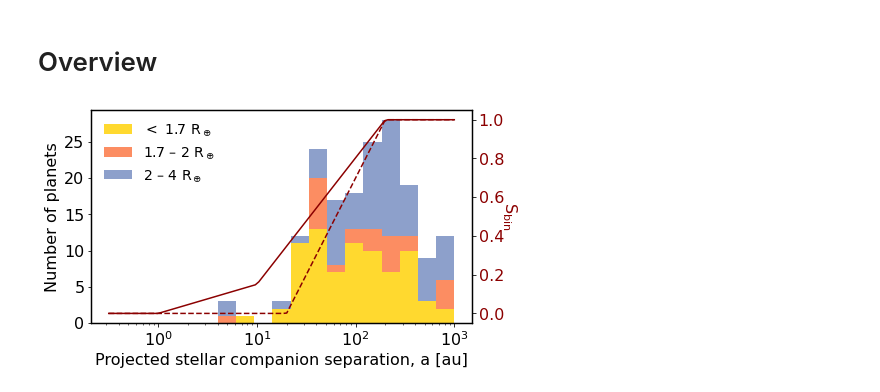
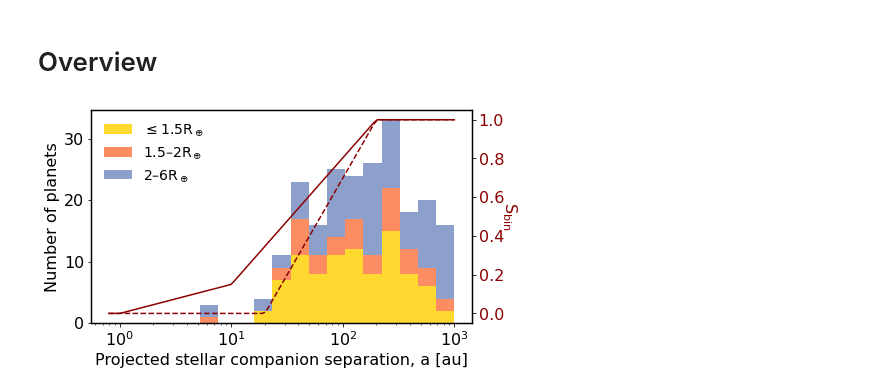
Before and after one commit to ernewton/HWO_calculations, a Jupyter notebook: Toy Model -- Filtering.ipynb, the cells around one changed output. Saved outputs shown, nothing was run; the diff lists cells and outputs as text; code cells hidden in the pictures.

```diff
--- a/Toy Model -- Filtering.ipynb
+++ b/Toy Model -- Filtering.ipynb
@@ -42,12 +42,12 @@ with open('tables/kois+gaia.pkl', 'rb') as file:
 
 # remove the studied binaries from the all_KOI catalog
 kois_less = kois[ (~kois['kepoi_name'].isin(db['kepoi_name'])) & \
-                 (kois['koi_disposition']=='CONFIRMED') & \
+                 (kois['koi_disposition']!='FALSE POSITIVE') & \
                  np.isfinite(kois['parallax']) & \
-                 (kois['ruwe']<1.2) ]
+                 (kois['ruwe']<1.4) ]
 
 print('KOIs, all', len(kois[ (~kois['kepoi_name'].isin(db['kepoi_name'])) & \
-                 (kois['koi_disposition']=='CONFIRMED')]) )
+                 (kois['koi_disposition']!='FALSE POSITIVE')]) )
 print('KOIs, singles', len(kois_less))
 print('KOIs, unique stars', len(kois_less['KOI'].unique()))
 # %% [output]
@@ -66,8 +97,8 @@ WARNING: UnitsWarning: Unit 'x' not supported by the VOUnit standard.  [astropy.
 # %%
 cks_less = cks[ (~cks['kepoi_name'].isin(db['kepoi_name'])) & \
-                (cks['koi_disposition']=='CONFIRMED') & \
+                (cks['koi_disposition']!='FALSE POSITIVE') & \
                  np.isfinite(cks['parallax']) & \
-                 (cks['ruwe']<1.2) &  (cks['koi_kepmag']<14.2) ]
+                 (cks['ruwe']<1.4) &  (cks['koi_kepmag']<14.2) ]
 
 print('CKS, all planets', len(cks_less))
 print('CKS, unique stars', len(cks_less['KOI'].unique()))
@@ -162,7 +148,7 @@ plt.savefig('kepmag.png')
 # %%
-lum = (db['Teff1'].astype(float))**4 * db['Rstar1']**2
+lum = (db['Teff1'].astype(float)/5777.)**4 * db['Rstar1']**2
 db['Mass1'] = lum**0.25
-lum = (db['Teff2'].astype(float))**4 * (db['Rstar2_Rstar1']*db['Rstar1'])**2
+lum = (db['Teff2'].astype(float)/5777.)**4 * (db['Rstar2_Rstar1']*db['Rstar1'])**2
 db['Mass2'] = lum**0.25
 
 q = db['Mass1']/db['Mass2']
@@ -176,9 +170,14 @@ db['SnowAU'] = 0.00465*0.5*(db['Teff1']/170.)**2 # for T_eq = 170K
 ## Define subsamples
 # %%
 # period and stellar limits
-plim = (db['koi_period'] < 100) #& (db['Teff1']<6500) & (db['Teff1']>4000)
-kplim = (kois_less['koi_period'] < 100) #& (kois_less['teff']<6500) & (kois_less['teff']>4000)
-cksplim = (cks_less['Per'] < 100) #& (cks_less['teff']<6500) & (cks_less['teff']>4000)
+plim = (db['koi_period'] < 100) & (db['Teff1']<6500) & (db['Teff1']>4000)
+kplim = (kois_less['koi_period'] < 100)  & \
+        (kois_less['teff']<6500) & (kois_less['teff']>4000) & \
+        (1000./kois_less['parallax'] < 2200)
+cksplim = (cks_less['Per'] < 100) & \
+        (cks_less['teff']<6500) & (cks_less['teff']>4000) & \
+        (1000./cks_less['parallax'] < 2200)
+
 
 # filter the binaries
 db_filtered = db[(db['Rppri'] < parameters.radius_limit) & (db['Rppri'] > 0.6) & plim].copy()
@@ -191,5 +190,6 @@ kois_filtered = kois_less[(kois_less['koi_prad']<parameters.radius_limit)
 kois_good = (kois_filtered['koi_prad_err1'] - kois_filtered['koi_prad_err2'])/kois_filtered['koi_prad']/2. < parameters.max_radius_error
 
 # Filter CKS
-cks_filtered = cks_less[(cks_less['Rp']<parameters.radius_limit) & (cks_less['Rp']>0.6) & cksplim].copy()
+cks_filtered = cks_less[(cks_less['Rp']<parameters.radius_limit)
+                        & (cks_less['Rp']>0.6) & cksplim].copy()
 cks_good = (cks_filtered['koi_prad_err1'] - cks_filtered['koi_prad_err2'])/cks_filtered['Rp']/2. < parameters.max_radius_error
@@ -427,7 +554,7 @@ plt.show()
 fig, ax1 = plt.subplots(figsize=(7, 4))
 
 # defining the limits of the semi-major axis
-a_values = np.logspace(-0.5,3, 100)
+a_values = np.logspace(-0.1,3, 100)
 bins = np.logspace(np.log10(a_values.min()), np.log10(a_values.max()), 20)
 
 # calculate suppression factors
@@ -441,50 +568,50 @@ S_values2 = suppression_factor_simple(a_values)
 
 
 # define the samples
-ses = db_filtered['SepAU'][good & (db['Rppri']<=parameters.radius_valley)] # super-Earths
-ppp = db_filtered['SepAU'][good & (db['Rppri']>parameters.radius_valley) & (db['Rppri']<2) ] # in-betweens
-mns = db_filtered['SepAU'][good & (db['Rppri']>=2) & (db['Rppri']<4) ] # mini-Neptunes
+ses = db_filtered['SepAU'][(db['Rppri']<=1.5)] # super-Earths
+ppp = db_filtered['SepAU'][(db['Rppri']>1.5) & (db['Rppri']<2) ] # in-betweens
+mns = db_filtered['SepAU'][(db['Rppri']>=2) & (db['Rppri']<6) ] # mini-Neptunes
 
 # plot the histograms
 ax1.hist([ses, ppp, mns], bins=bins,
          alpha=1, color=['#ffd92f','#fc8d62','#8da0cb'],
          stacked = True, label=[
-                f'$<$ {parameters.radius_valley:.1f} $R_\\oplus$',
-                f'{parameters.radius_valley:.1f} – 2 $R_\\oplus$',
-                '2 – 4 $R_\\oplus$'])
+                f'$\leq1.5 R_\\oplus$',
+                f'$1.5 – 2 R_\\oplus$',
+                f'$2 – 6 R_\\oplus$'])
 
 ax1.set_xscale('log') # Set the x-axis to logarithmic scale
 ax1.set_ylabel('Number of planets', color='k')
 ax1.tick_params(axis='y', labelcolor='k')
 
 ax1.set_xlabel('Projected stellar companion separation, a [au]')
 plt.legend(edgecolor='None', facecolor='w')
 
 
 # ----------------------------------------------
 # Second axis -- the suppression equation
 # ----------------------------------------------
 
 ax2 = ax1.twinx()
 
 ax2.plot(a_values, S_values, color='darkred', linestyle='-', label='Suppression Factor')
 ax2.plot(a_values, S_values2, color='darkred', linestyle='--', label='Suppression Factor')
 ax2.tick_params(axis='y', labelcolor='darkred')
 
 ax2.set_ylabel('$S_\mathrm{bin}$', rotation=270, color='darkred', labelpad=15)
 
 
 # ----------------------------------------------
 # Adjust and save
 # ----------------------------------------------
 
 plt.xscale('log')
 #plt.title('Suppression function from Moe & Kratter')
 #plt.grid(True)
 plt.tight_layout()
 plt.savefig('overview.png')
 # %% [output]
-[figure, old version]
+[figure, new version]
 # %%
 # ----------------------------------------------
 # Set-up
```
Also changed, not shown: parts of 25 cells of this notebook, 11 other files.
